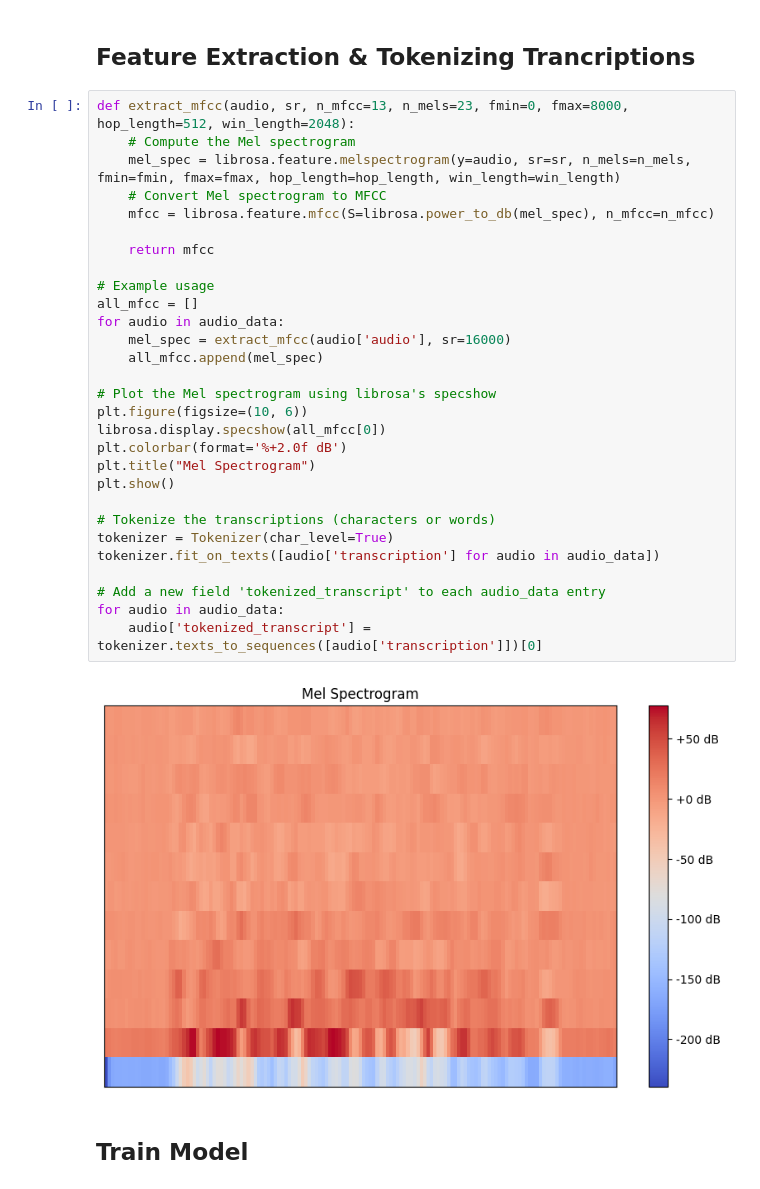
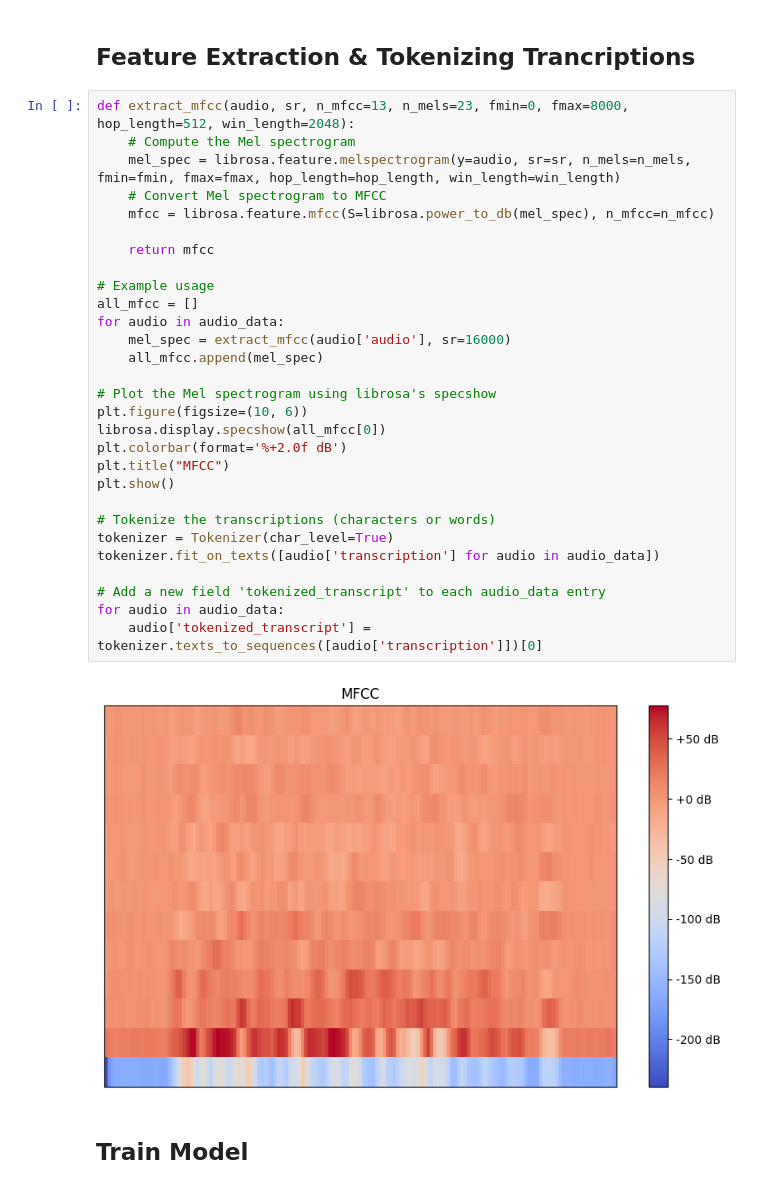
Before and after one commit to gabrielrosendo/speech-recognition, a Jupyter notebook: SpeechRecognition.ipynb, the cells around one changed output. Cells and saved outputs as stored; diff of their text form.

```diff
--- a/SpeechRecognition.ipynb
+++ b/SpeechRecognition.ipynb
@@ -112,34 +112,34 @@ The outer rim has undergone some erosion due to subsequent impacts.
 # %%
 def extract_mfcc(audio, sr, n_mfcc=13, n_mels=23, fmin=0, fmax=8000, hop_length=512, win_length=2048):
     # Compute the Mel spectrogram
     mel_spec = librosa.feature.melspectrogram(y=audio, sr=sr, n_mels=n_mels, fmin=fmin, fmax=fmax, hop_length=hop_length, win_length=win_length)
     # Convert Mel spectrogram to MFCC
     mfcc = librosa.feature.mfcc(S=librosa.power_to_db(mel_spec), n_mfcc=n_mfcc)
 
     return mfcc
 
 # Example usage
 all_mfcc = []
 for audio in audio_data:
     mel_spec = extract_mfcc(audio['audio'], sr=16000)
     all_mfcc.append(mel_spec)
 
 # Plot the Mel spectrogram using librosa's specshow
 plt.figure(figsize=(10, 6))
 librosa.display.specshow(all_mfcc[0])
 plt.colorbar(format='%+2.0f dB')
-plt.title("Mel Spectrogram")
+plt.title("MFCC")
 plt.show()
 
 # Tokenize the transcriptions (characters or words)
 tokenizer = Tokenizer(char_level=True)
 tokenizer.fit_on_texts([audio['transcription'] for audio in audio_data])
 
 # Add a new field 'tokenized_transcript' to each audio_data entry
 for audio in audio_data:
     audio['tokenized_transcript'] = tokenizer.texts_to_sequences([audio['transcription']])[0]
 # %% [output]
-[figure, old version]
+[figure, new version]
 # %% [markdown]
 ## Train Model
 # %%
```
Also changed, not shown: parts of 4 cells of this notebook, 2 other files.
